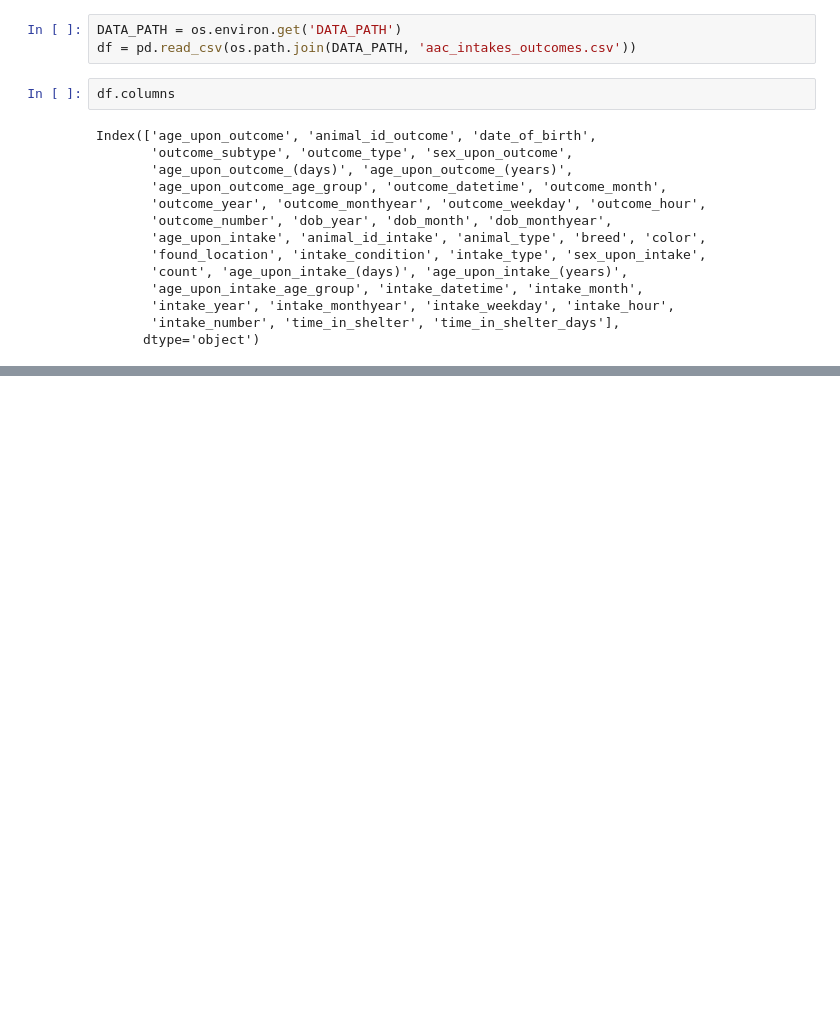
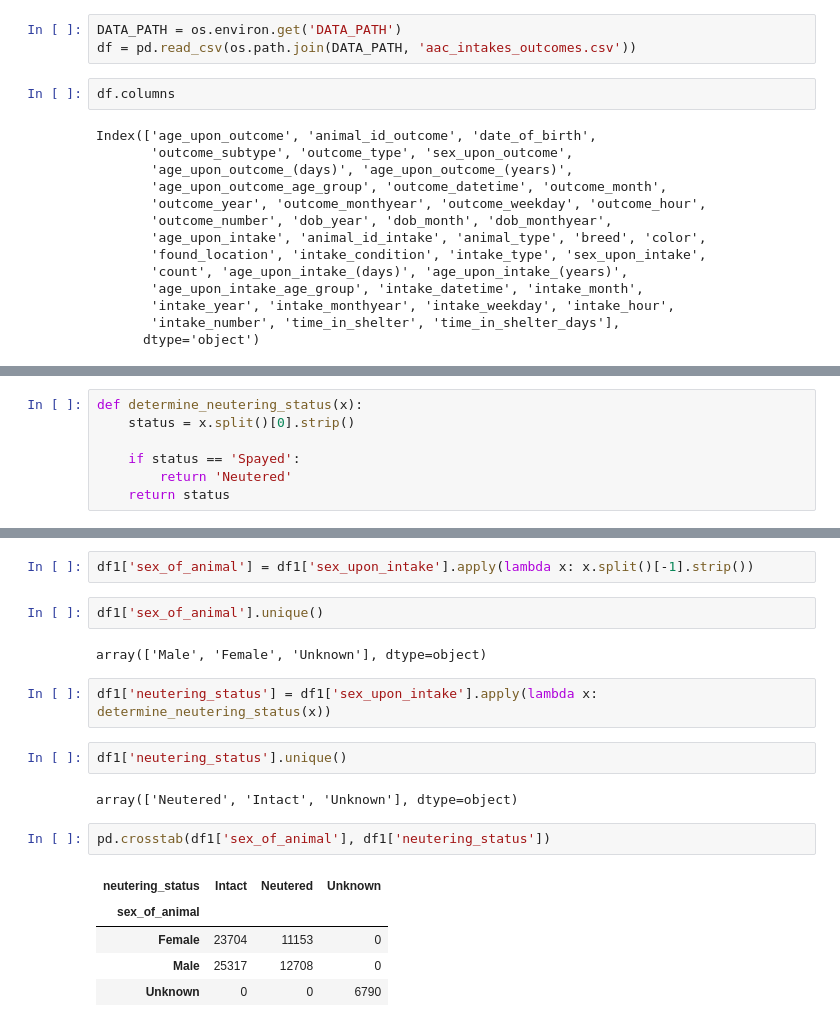
Before and after one commit to Yutika2309/AnimalShelter, a Jupyter notebook: notebooks/data_exploration.ipynb, the cells around one changed output, grey strips where cells are left out. Drawn from its saved outputs; the diff is of its cells as text; blank space fills up the shorter version.

```diff
--- a/notebooks/data_exploration.ipynb
+++ b/notebooks/data_exploration.ipynb
@@ -743,0 +805,7 @@ df.head().T
+# %%
+def determine_neutering_status(x):
+    status = x.split()[0].strip()
+
+    if status == 'Spayed':
+        return 'Neutered'
+    return status
@@ -743,0 +821,20 @@ df.head().T
+# %%
+df1['sex_of_animal'] = df1['sex_upon_intake'].apply(lambda x: x.split()[-1].strip())
+# %%
+df1['sex_of_animal'].unique()
+# %% [output]
+array(['Male', 'Female', 'Unknown'], dtype=object)
+# %%
+df1['neutering_status'] = df1['sex_upon_intake'].apply(lambda x: determine_neutering_status(x))
+# %%
+df1['neutering_status'].unique()
+# %% [output]
+array(['Neutered', 'Intact', 'Unknown'], dtype=object)
+# %%
+pd.crosstab(df1['sex_of_animal'], df1['neutering_status'])
+# %% [output]
+| neutering_status | Intact | Neutered | Unknown |
+| sex_of_animal |  |  |  |
+| Female | 23704 | 11153 | 0 |
+| Male | 25317 | 12708 | 0 |
+| Unknown | 0 | 0 | 6790 |
```
Also changed, not shown: parts of 25 cells of this notebook, 10 other files.
